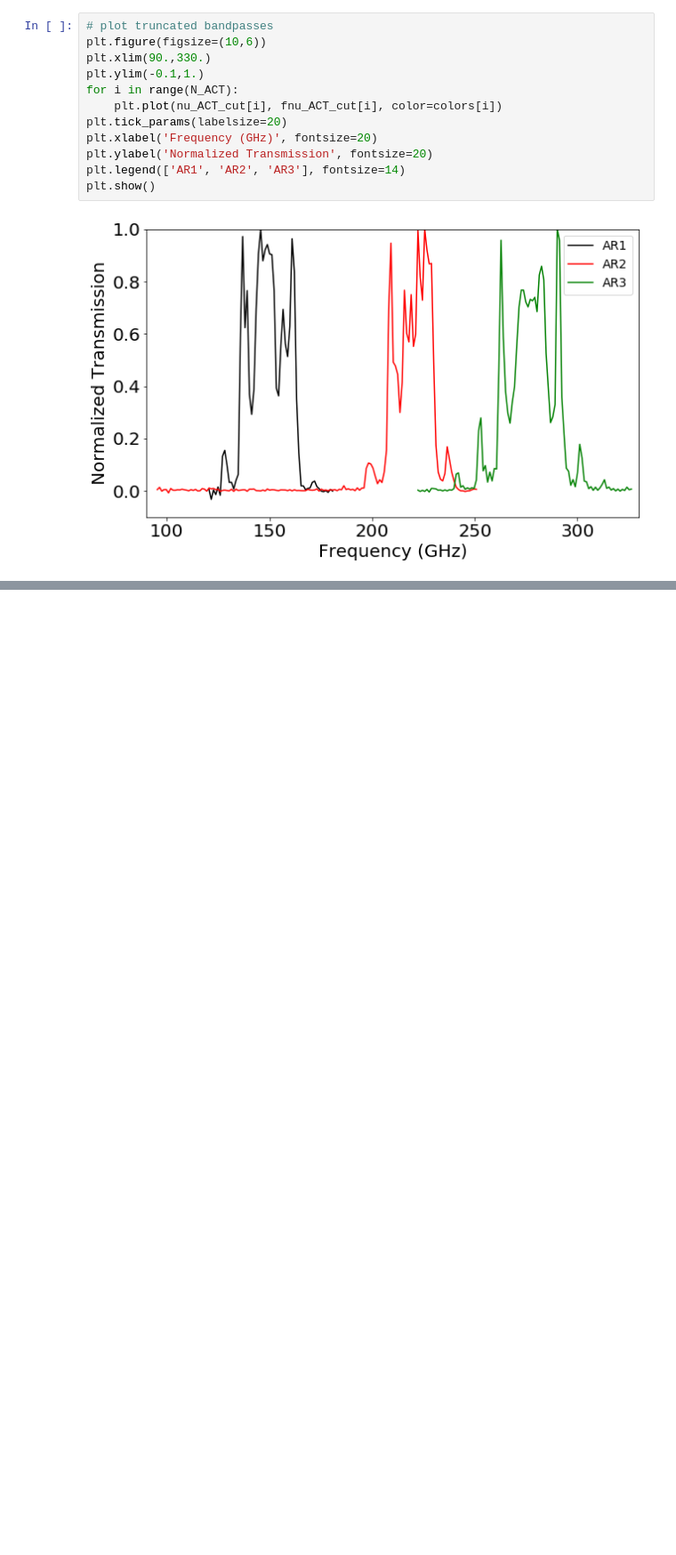
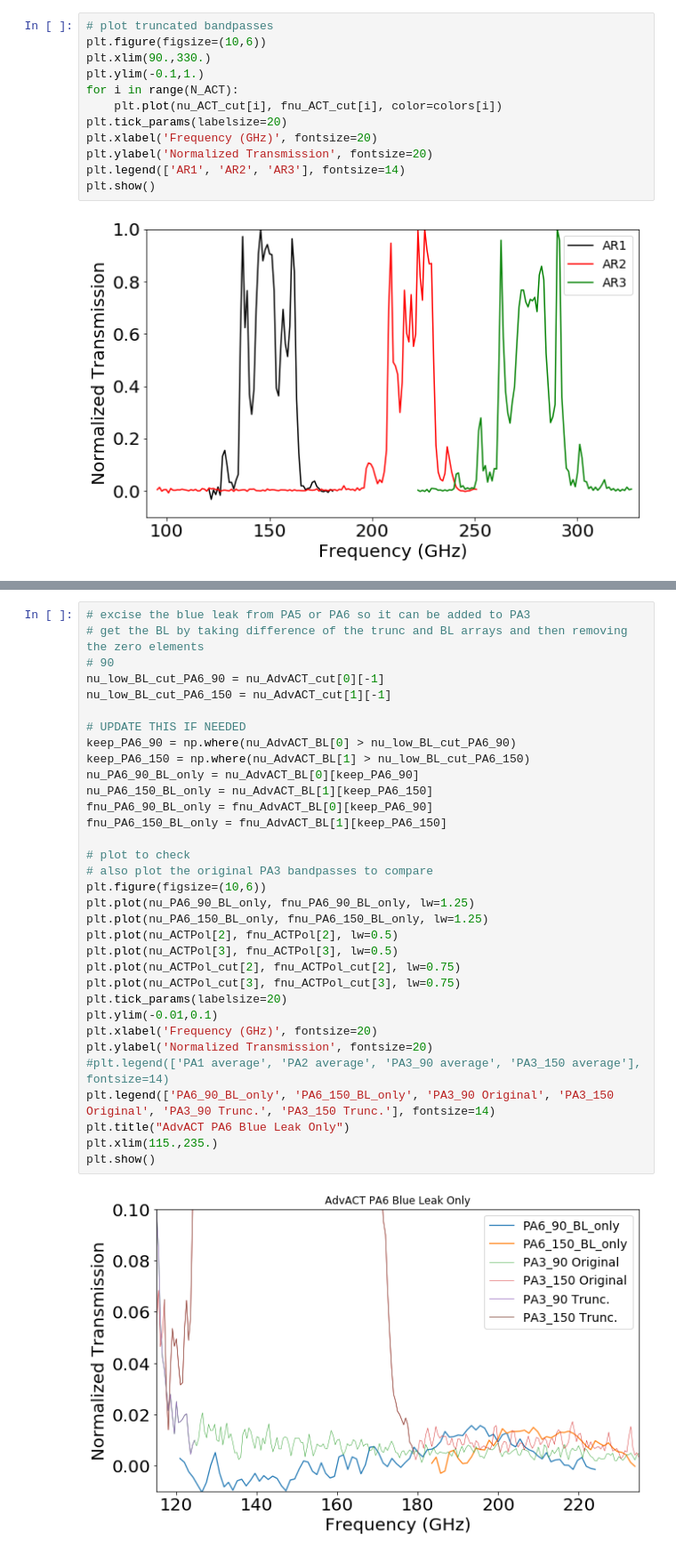
Before and after one commit to jcolinhill/ACT_bandpasses, a Jupyter notebook: truncate_bandpasses.ipynb, the cells around one changed output, grey strips where cells are left out. Shown at 89% size. Cells and saved outputs as stored; diff of their text form; blank space fills up the shorter version.

```diff
--- a/truncate_bandpasses.ipynb
+++ b/truncate_bandpasses.ipynb
@@ -378,0 +493,35 @@ for i in range(N_AdvACT):
+# %%
+# excise the blue leak from PA5 or PA6 so it can be added to PA3
+# get the BL by taking difference of the trunc and BL arrays and then removing the zero elements
+# 90
+nu_low_BL_cut_PA6_90 = nu_AdvACT_cut[0][-1]
+nu_low_BL_cut_PA6_150 = nu_AdvACT_cut[1][-1]
+
+# UPDATE THIS IF NEEDED
+keep_PA6_90 = np.where(nu_AdvACT_BL[0] > nu_low_BL_cut_PA6_90)
+keep_PA6_150 = np.where(nu_AdvACT_BL[1] > nu_low_BL_cut_PA6_150)
+nu_PA6_90_BL_only = nu_AdvACT_BL[0][keep_PA6_90]
+nu_PA6_150_BL_only = nu_AdvACT_BL[1][keep_PA6_150]
+fnu_PA6_90_BL_only = fnu_AdvACT_BL[0][keep_PA6_90]
+fnu_PA6_150_BL_only = fnu_AdvACT_BL[1][keep_PA6_150]
+
+# plot to check
+# also plot the original PA3 bandpasses to compare
+plt.figure(figsize=(10,6))
+plt.plot(nu_PA6_90_BL_only, fnu_PA6_90_BL_only, lw=1.25)
+plt.plot(nu_PA6_150_BL_only, fnu_PA6_150_BL_only, lw=1.25)
+plt.plot(nu_ACTPol[2], fnu_ACTPol[2], lw=0.5)
+plt.plot(nu_ACTPol[3], fnu_ACTPol[3], lw=0.5)
+plt.plot(nu_ACTPol_cut[2], fnu_ACTPol_cut[2], lw=0.75)
+plt.plot(nu_ACTPol_cut[3], fnu_ACTPol_cut[3], lw=0.75)
+plt.tick_params(labelsize=20)
+plt.ylim(-0.01,0.1)
+plt.xlabel('Frequency (GHz)', fontsize=20)
+plt.ylabel('Normalized Transmission', fontsize=20)
+#plt.legend(['PA1 average', 'PA2 average', 'PA3_90 average', 'PA3_150 average'], fontsize=14)
+plt.legend(['PA6_90_BL_only', 'PA6_150_BL_only', 'PA3_90 Original', 'PA3_150 Original', 'PA3_90 Trunc.', 'PA3_150 Trunc.'], fontsize=14)
+plt.title("AdvACT PA6 Blue Leak Only")
+plt.xlim(115.,235.)
+plt.show()
+# %% [output]
+[figure, added]
```
Also changed, not shown: parts of 14 cells of this notebook, 1 other file.
